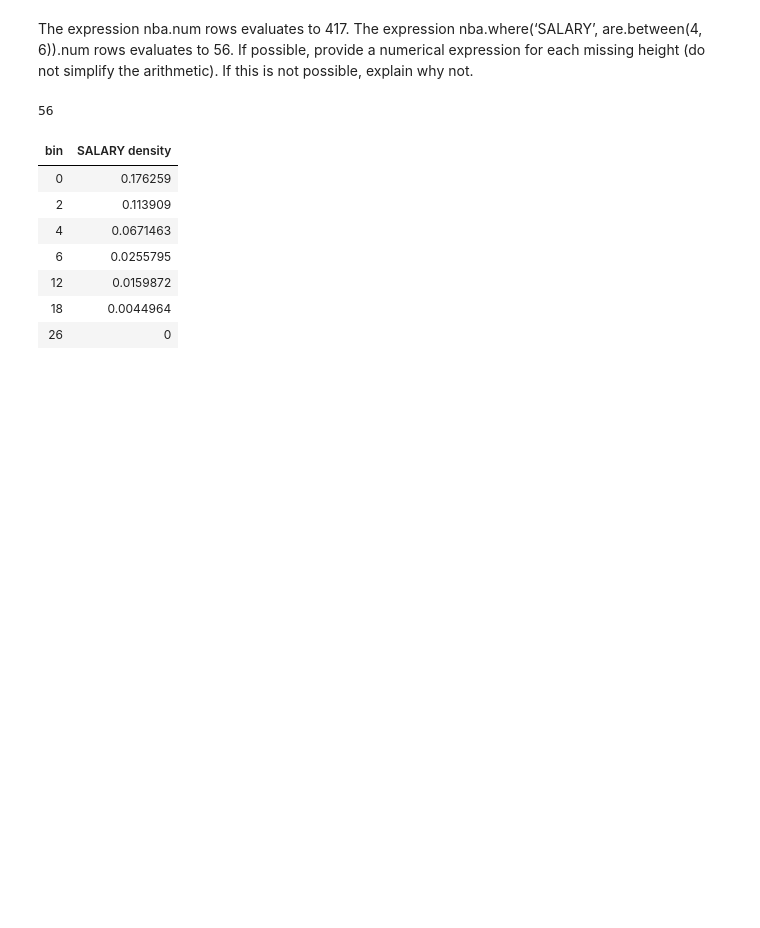
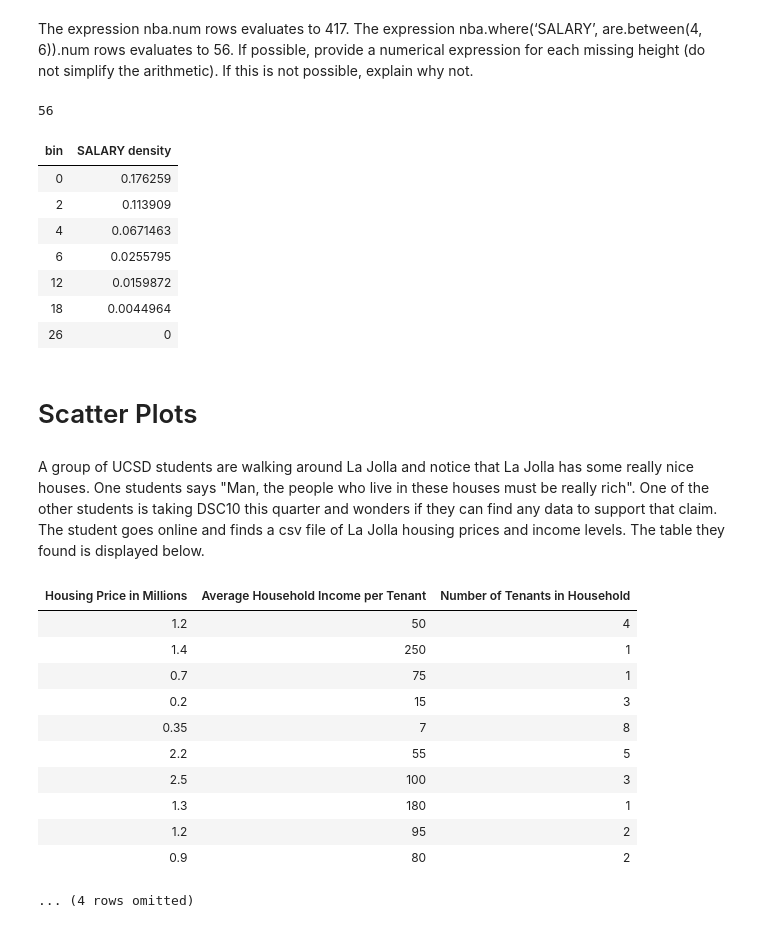
Before and after one commit to ucsd-ets/dsc10-wi18, a Jupyter notebook: discussions/midterm/Review.ipynb, the cells around one changed output. Drawn from its saved outputs; the diff is of its cells as text; code cells hidden in the pictures; blank space fills up the shorter version.

```diff
--- a/discussions/midterm/Review.ipynb
+++ b/discussions/midterm/Review.ipynb
@@ -90,3 +90,25 @@ nba.select('SALARY').bin(bins = make_array(0, 2, 4, 6, 12, 18, 26),density=True)
 | 12 | 0.0159872 |
 | 18 | 0.0044964 |
 | 26 | 0 |
+# %% [markdown]
+# Scatter Plots
+# %% [markdown]
+A group of UCSD students are walking around La Jolla and notice that La Jolla has some really nice houses. One students says "Man, the people who live in these houses must be really rich". One of the other students is taking DSC10 this quarter and wonders if they can find any data to support that claim. The student goes online and finds a csv file of La Jolla housing prices and income levels. The table they found is displayed below.
+# %%
+housing = Table().with_columns("Housing Price in Millions", make_array(1.2,1.4,.7,.2,.35,2.2,2.5,1.3,1.2,.9,.85,.45,.33,.74),
+                     "Average Household Income per Tenant", make_array(50, 250, 75, 15, 7, 55, 100, 180, 95, 80, 27, 35, 110,90),
+                     "Number of Tenants in Household", make_array(4, 1, 1, 3, 8, 5,3,1,2,2,4,2,1,1))
+housing
+# %% [output]
+| Housing Price in Millions | Average Household Income per Tenant | Number of Tenants in Household |
+| 1.2 | 50 | 4 |
+| 1.4 | 250 | 1 |
+| 0.7 | 75 | 1 |
+| 0.2 | 15 | 3 |
+| 0.35 | 7 | 8 |
+| 2.2 | 55 | 5 |
+| 2.5 | 100 | 3 |
+| 1.3 | 180 | 1 |
+| 1.2 | 95 | 2 |
+| 0.9 | 80 | 2 |
+... (4 rows omitted)
```
Also changed, not shown: parts of 3 cells of this notebook.
